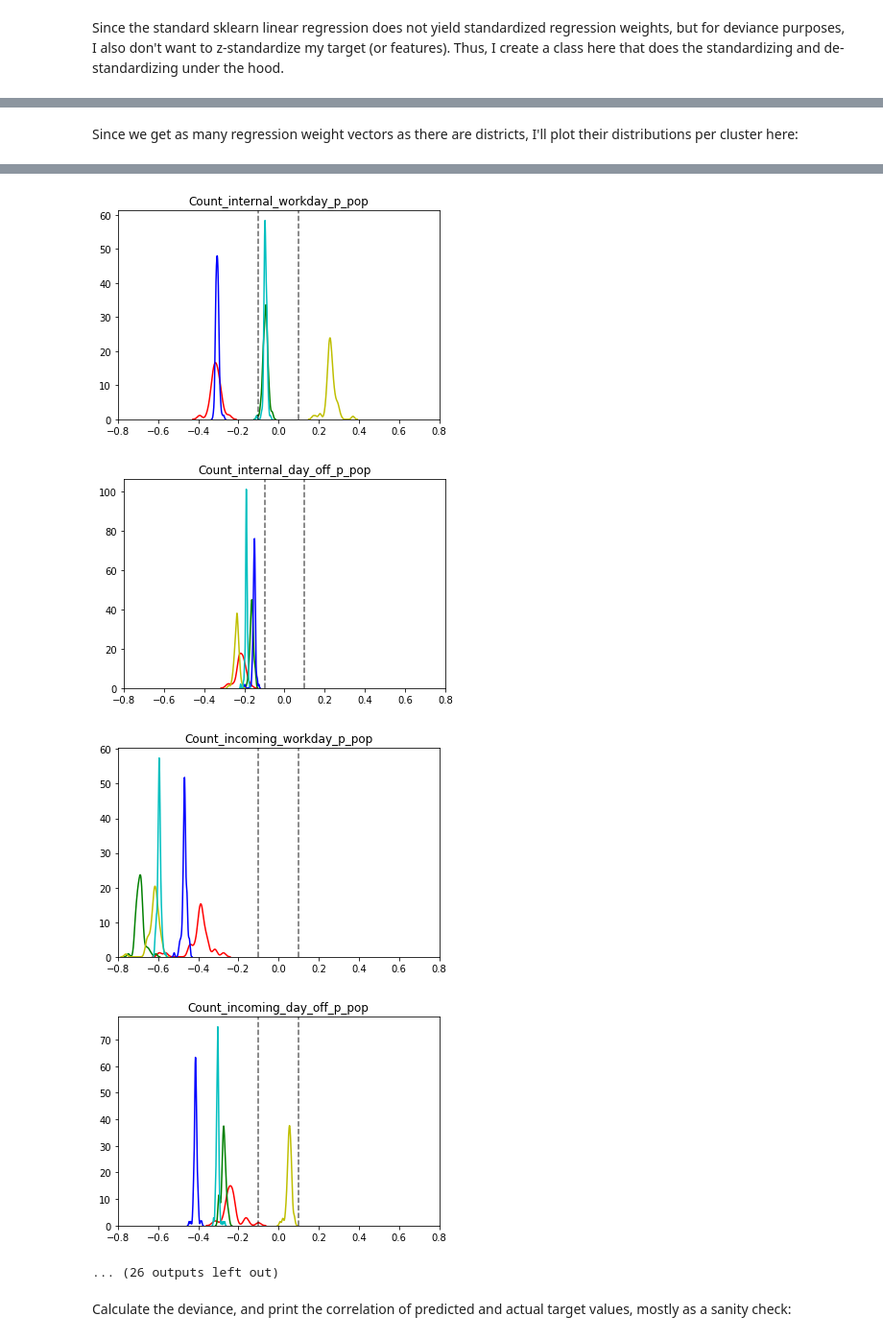
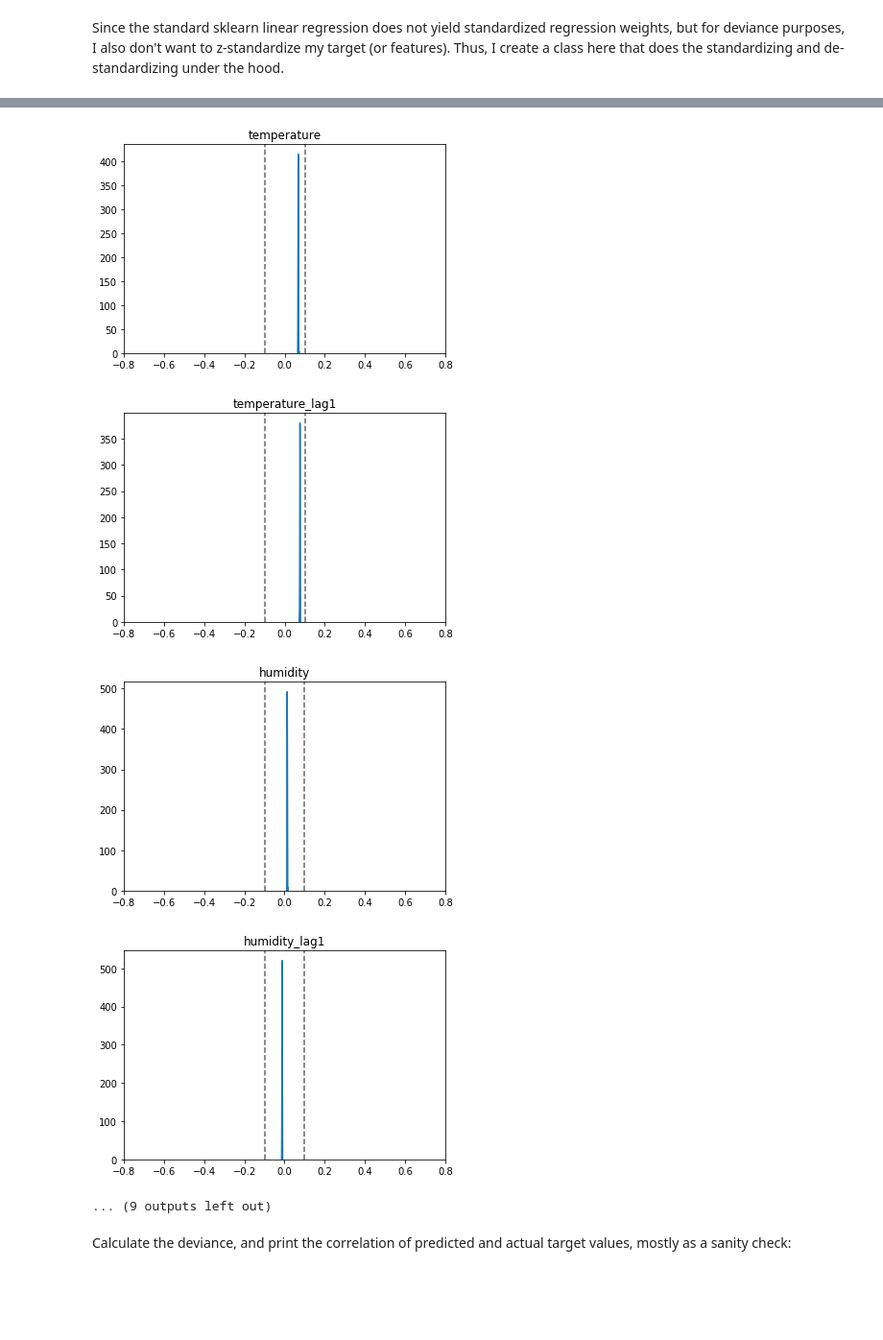
Before and after one commit to gizdatalab/Covid_DPPD, a Jupyter notebook: 05_target_and_prediction.ipynb, the cells around one changed output, grey strips where cells are left out. Shown at 96% size. Cells and saved outputs as stored; diff of their text form; code cells hidden in the pictures; blank space fills up the shorter version.

Commit message:
Fixed weather, kernel-of-peers
Fixed even more weather bugs, built the cluster-less analysis, built the kernel-of-peers analysis that replaced it.

```diff
--- a/05_target_and_prediction.ipynb
+++ b/05_target_and_prediction.ipynb
@@ -49,0 +50,3 @@ all_data = rki_weekly.merge(static_data).merge(mobility_features[mobility_featur
+# %%
+for df in [static_data,mobility_features,weather_features,rki_weekly]:
+    print(11000 in df.districtId.values)
@@ -172,7 +157,7 @@ def cross_predict(data, how, model, X_cols, y_col, id_col = None, shuffle_mode =
 
     '''
 
-    from sklearn.metrics import r2_score
+    from sklearn.metrics import r2_score, mean_absolute_error
 
     if id_col is not None:
         all_cols = pd.core.common.flatten([X_cols,y_col,id_col]) #flatten, since X and id can
@@ -312,8 +297,9 @@ def cross_predict(data, how, model, X_cols, y_col, id_col = None, shuffle_mode =
     #If the input dataframe was sorted by its index, this should result in
     #the same order as the input dataframe, apart from the dropped rows due to missing values.
     total_r2 = r2_score(output_df[y_col],output_df[pred_var_name]) #calc R2 for all data combined
-
+    total_mae = mean_absolute_error(output_df[y_col],output_df[pred_var_name])
     print('Overall, the cross-predictions accounted for {:.2%} of the target variance.'.format(total_r2))
+    print('The Mean Absolute Error was {:.2}'.format(total_mae))
 
     accuracies = {'overall_R2': total_r2,
                  'training_accuracies':train_accs}
@@ -354,14 +370,6 @@ Next, for each cluster, perform district-wise cross prediction, keep the predict
 # %%
-predictions = pd.DataFrame()
-accuracies= []
-mod_coefs = []
-for clust in np.unique(all_data.cluster):
-    clust_df = all_data[all_data.cluster == clust].copy()
-    clust_N = clust_df.shape[0]
-    print('Cluster: {}, N = {}'.format(clust,clust_N))
-
-    clust_output, accs, mod_attr = cross_predict(data = clust_df,
-                                                         X_cols = predictor_variables,
+predictions, accs, mod_attrs = cross_predict(data = all_data,
+                                                         X_cols = predictor_variables,# + preds_w_work,
                                                          y_col = 'target',
                                                          id_col = 'districtId',
                                                          how = 's',
@@ -370,8 +378,4 @@ for clust in np.unique(all_data.cluster):
                                                          mod_attrs_2_return = 'coef_',
                                                          z_trim = 3,
                                                          mod_params=None)
-
-    predictions = pd.concat([predictions, clust_output])
-    accuracies.append(accs)
-    mod_coefs.append(mod_attr)
 # %% [output]
@@ -388,18 +384,11 @@ Overall, the cross-predictions accounted for 17.25% of the target variance.
-# %% [markdown]
-Since we get as many regression weight vectors as there are districts, I'll plot their distributions per cluster here:
 # %%
-colors = ['r','g','b','y','c']
-mean_dict = {}
-for i,var in enumerate(predictor_variables):
-    mean_dict[var] = []
-    for clust in range(5):
-        values = []
-        for array_ in mod_coefs[clust]['coef_']:
-            values.append(array_[0][i])
-        mean_dict[var].append(np.mean(values))
-        sns.distplot(values,
-                     hist=False,
-                     color = colors[clust])
+attr_dict = {}
+for i, var in enumerate(predictor_variables):
+    #print(var)
+    attr_dict[var] = []
+    for a in mod_attrs['coef_']:
+        attr_dict[var].append(a[0][i])
+    sns.distplot(attr_dict[var],hist=False)
     plt.title(var)
     plt.axvline(-.1,color='k',linestyle='dashed',alpha=.6)
     plt.axvline(.1,color='k',linestyle='dashed',alpha=.6)
@@ -418,5 +407,5 @@ for i,var in enumerate(predictor_variables):
-[figure, old version]
+[figure, new version]
-[figure, old version]
+[figure, new version]
-[figure, old version]
+[figure, new version]
-[figure, old version]
+[figure, new version]
-... (26 outputs left out)
+... (9 outputs left out)
```
Also changed, not shown: parts of 23 cells of this notebook, 5 other files.
